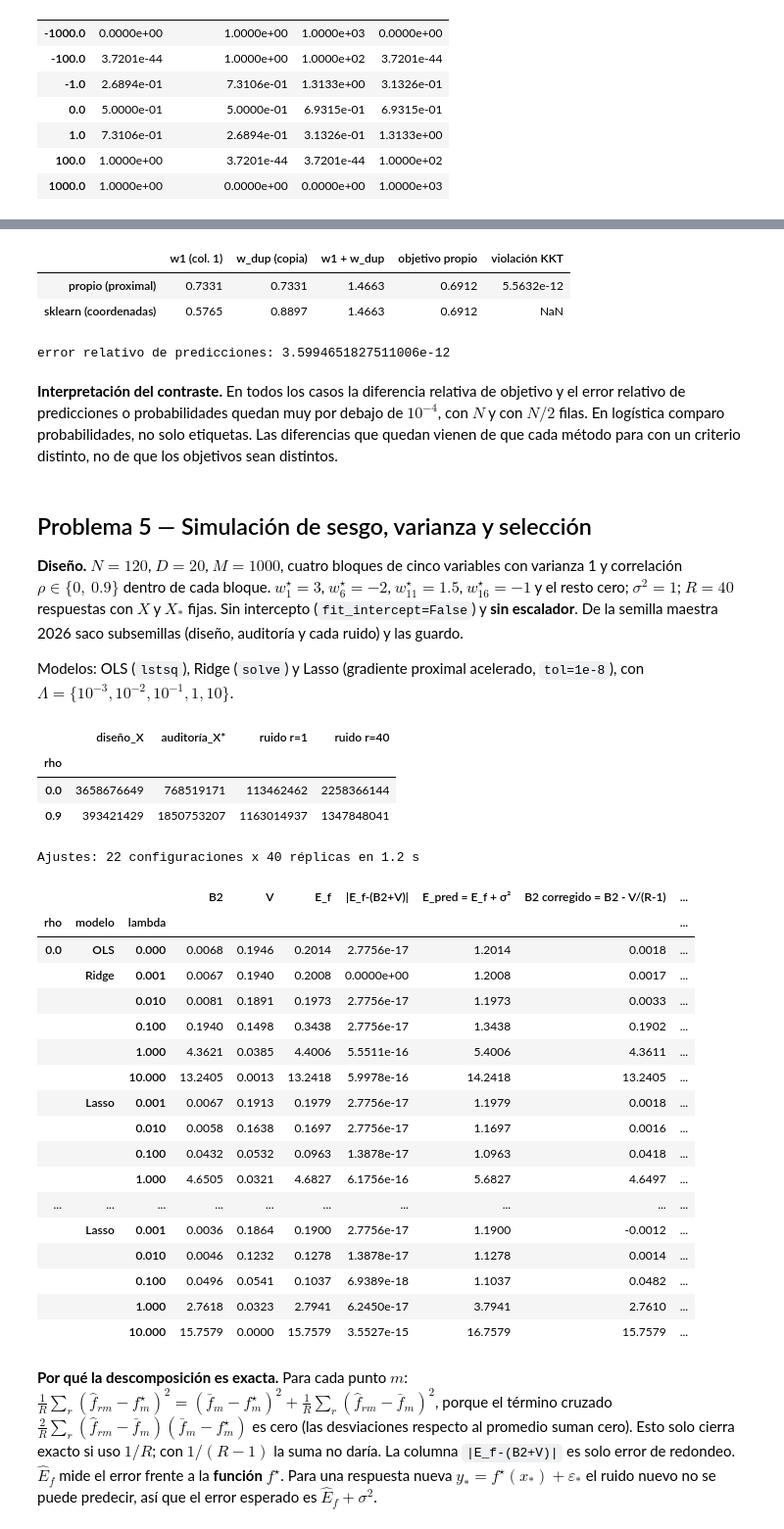
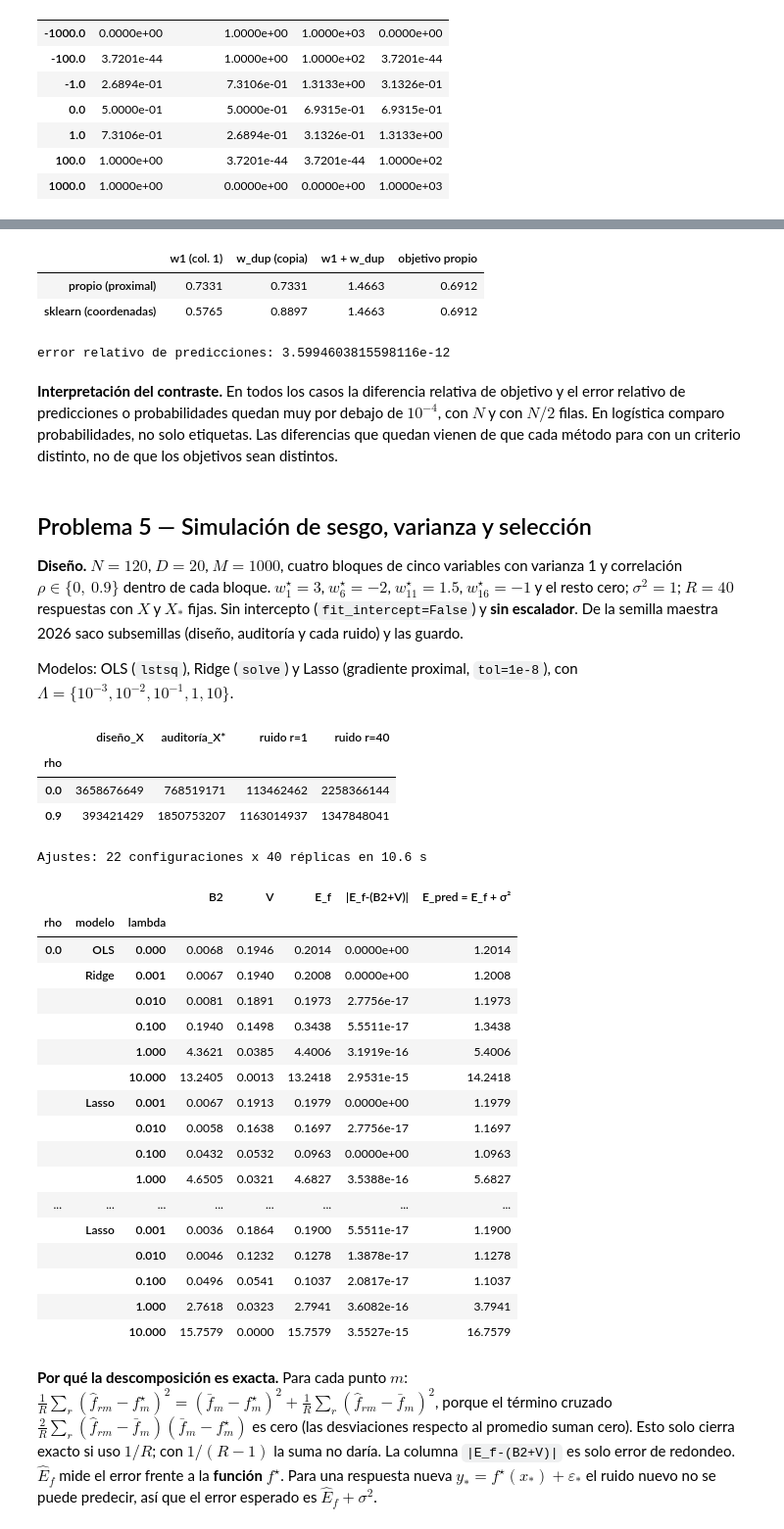
Before and after one commit to Simpplay/Taller_1_Aprendizaje_Automatico, a Jupyter notebook: 01_implementacion_y_simulacion.ipynb, the cells around one changed output, grey strips where cells are left out. Shown at 98% size. Drawn from its saved outputs; the diff is of its cells as text; code cells hidden in the pictures.

```diff
--- a/01_implementacion_y_simulacion.ipynb
+++ b/01_implementacion_y_simulacion.ipynb
@@ -82,18 +82,15 @@ y_clf = (rng.random(N_CLF) < sigmoid(-0.7 + X_clf_raw @ w_clf)).astype(float)
 X_clf = StandardScaler().fit_transform(X_clf_raw)
 
 corridas = {
-    "Lineal GD + L2 (λ2=0.1)": (LinearRegressionGD(lam2=0.1, tol=1e-10), X_reg, y_reg),
-    "Lineal GD + L2 acelerado": (LinearRegressionGD(lam2=0.1, tol=1e-10, accelerate=True), X_reg, y_reg),
+    "Ridge por GD (λ2=0.1)": (LinearRegressionGD(lam2=0.1, tol=1e-10), X_reg, y_reg),
     "Lasso proximal (λ1=0.05)": (LassoRegression(lam1=0.05, tol=1e-10), X_reg, y_reg),
-    "Lasso proximal acelerado": (LassoRegression(lam1=0.05, tol=1e-10, accelerate=True), X_reg, y_reg),
     "Logística GD + L2 (λ2=0.01)": (LogisticRegressionGD(lam2=0.01, tol=1e-10), X_clf, y_clf),
-    "Logística GD + L2 acelerada": (LogisticRegressionGD(lam2=0.01, tol=1e-10, accelerate=True), X_clf, y_clf),
 }
 registro = []
 for nombre in corridas:
     m, X, y = corridas[nombre]
     m.fit(X, y)
-    registro.append({"modelo": nombre, "eta": m.eta_, "L": m.lipschitz_, "iteraciones": m.n_iter_,
+    registro.append({"modelo": nombre, "eta": m.eta_, "iteraciones": m.n_iter_,
                      "motivo": m.termination_, "objetivo final": m.history_[-1, 1],
                      "norma de parada final": m.history_[-1, 2]})
 registro = pd.DataFrame(registro).set_index("modelo")
@@ -102,18 +99,14 @@ display(registro)
 # figura: tres paneles (Ridge por GD, Lasso, logística)
 F_ridge = RidgeRegression(0.1).fit(X_reg, y_reg).objective(X_reg, y_reg)
 nombres = list(corridas)
-paneles = [(nombres[0:2], F_ridge, "Ridge por GD vs. mínimo cerrado"),
-           (nombres[2:4], None, "Lasso proximal"),
-           (nombres[4:6], None, "Logística L2")]
+referencias = [F_ridge, None, None]
 fig, axes = plt.subplots(1, 3, figsize=(14, 3.6))
-for ax, (claves, F_ref, titulo) in zip(axes, paneles):
+for ax, nombre, F_ref in zip(axes, nombres, referencias):
+    h = corridas[nombre][0].history_
     if F_ref is None:
-        F_ref = min(corridas[k][0].history_[:, 1].min() for k in claves)
-    for k in claves:
-        h = corridas[k][0].history_
-        ax.semilogy(h[:, 0], np.maximum(h[:, 1] - F_ref, 1e-16), label=k)
-    ax.set(xlabel="iteración", ylabel=r"$F(\theta_k)-F^\star$", title=titulo)
-    ax.legend(fontsize=8)
+        F_ref = h[:, 1].min()
+    ax.semilogy(h[:, 0], np.maximum(h[:, 1] - F_ref, 1e-16))
+    ax.set(xlabel="iteración", ylabel=r"$F(\theta_k)-F^\star$", title=nombre)
 plt.tight_layout()
 plt.savefig(RES / "p4_convergencia.png", bbox_inches="tight")
 plt.show()
@@ -506,17 +477,16 @@ tabla_dup = pd.DataFrame({
     "w1 (col. 1)": [prop.coef_[0], skd.coef_[0]],
     "w_dup (copia)": [prop.coef_[-1], skd.coef_[-1]],
     "w1 + w_dup": [prop.coef_[0] + prop.coef_[-1], skd.coef_[0] + skd.coef_[-1]],
-    "objetivo propio": [prop.objective(Xd, y_reg), prop.objective(Xd, y_reg, theta_sk)],
-    "violación KKT": [lasso_kkt_violation(prop, Xd, y_reg), np.nan]},
+    "objetivo propio": [prop.objective(Xd, y_reg), prop.objective(Xd, y_reg, theta_sk)]},
     index=["propio (proximal)", "sklearn (coordenadas)"])
 display(tabla_dup)
 print("error relativo de predicciones:",
       np.linalg.norm(prop.predict(Xd) - skd.predict(Xd)) / np.linalg.norm(skd.predict(Xd)))
 # %% [output]
-|  | w1 (col. 1) | w_dup (copia) | w1 + w_dup | objetivo propio | violación KKT |
-| propio (proximal) | 0.7331 | 0.7331 | 1.4663 | 0.6912 | 5.5632e-12 |
-| sklearn (coordenadas) | 0.5765 | 0.8897 | 1.4663 | 0.6912 | NaN |
+|  | w1 (col. 1) | w_dup (copia) | w1 + w_dup | objetivo propio |
+| propio (proximal) | 0.7331 | 0.7331 | 1.4663 | 0.6912 |
+| sklearn (coordenadas) | 0.5765 | 0.8897 | 1.4663 | 0.6912 |
-error relativo de predicciones: 3.5994651827511006e-12
+error relativo de predicciones: 3.5994603815598116e-12
 # %% [markdown]
 **Interpretación del contraste.** En todos los casos la diferencia relativa de objetivo y el error relativo de
 predicciones o probabilidades quedan muy por debajo de $10^{-4}$, con $N$ y con $N/2$ filas. En logística comparo
@@ -530,7 +500,7 @@ $\rho\in\{0,\ 0.9\}$ dentro de cada bloque. $w^\star_1=3$, $w^\star_6=-2$, $w^\s
 y el resto cero; $\sigma^2=1$; $R=40$ respuestas con $X$ y $X_*$ fijas. Sin intercepto (`fit_intercept=False`)
 y **sin escalador**. De la semilla maestra 2026 saco subsemillas (diseño, auditoría y cada ruido) y las guardo.
 
-Modelos: OLS (`lstsq`), Ridge (`solve`) y Lasso (gradiente proximal acelerado, `tol=1e-8`), con
+Modelos: OLS (`lstsq`), Ridge (`solve`) y Lasso (gradiente proximal, `tol=1e-8`), con
 $\Lambda=\{10^{-3},10^{-2},10^{-1},1,10\}$.
 # %%
 N, D, M, R, SIGMA = 120, 20, 1000, 40, 1.0
@@ -585,56 +555,54 @@ def ajustar(modelo, lam, X, y):
     elif modelo == "Ridge":
         m = RidgeRegression(lam2=lam, fit_intercept=False)
     else:
-        m = LassoRegression(lam1=lam, fit_intercept=False, accelerate=True, tol=1e-8, max_iter=200_000)
+        m = LassoRegression(lam1=lam, fit_intercept=False, tol=1e-8, max_iter=200_000)
     with warnings.catch_warnings():
         warnings.simplefilter("error", RuntimeWarning)   # si no converge, que salga un error
         return m.fit(X, y)
 
 
 sim = []
 coefs = {}
 t_sim = time.time()
 for rho in RHOS:
     X, Xs, Y = generar_escenario(rho)
     f_star = Xs @ w_star                                   # función verdadera en X*
     for modelo, lams in [("OLS", [0.0]), ("Ridge", LAMBDAS), ("Lasso", LAMBDAS)]:
         for lam in lams:
             W = np.stack([ajustar(modelo, lam, X, Y[r]).coef_ for r in range(R)])   # R x D
             F = W @ Xs.T                                     # predicciones R x M
             fbar = F.mean(0)                                 # promedio sobre réplicas
             B2 = np.mean((fbar - f_star) ** 2)
             V = np.mean(np.mean((F - fbar) ** 2, axis=0))    # con 1/R
             Ef = np.mean((F - f_star) ** 2)
             coefs[(rho, modelo, lam)] = W
             sim.append({"rho": rho, "modelo": modelo, "lambda": lam, "B2": B2, "V": V, "E_f": Ef,
-                        "|E_f-(B2+V)|": abs(Ef - B2 - V), "E_pred = E_f + σ²": Ef + SIGMA ** 2,
-                        "B2 corregido = B2 - V/(R-1)": B2 - V / (R - 1),
-                        "||w̄-w*||²": np.sum((W.mean(0) - w_star) ** 2)})
+                        "|E_f-(B2+V)|": abs(Ef - B2 - V), "E_pred = E_f + σ²": Ef + SIGMA ** 2})
 sim = pd.DataFrame(sim)
 sim.to_csv(RES / "p5_sesgo_varianza.csv", index=False)
 print(f"Ajustes: {len(sim)} configuraciones x {R} réplicas en {time.time() - t_sim:.1f} s")
 assert sim["|E_f-(B2+V)|"].max() < 1e-10
 display(sim.set_index(["rho", "modelo", "lambda"]))
 # %% [output]
-Ajustes: 22 configuraciones x 40 réplicas en 1.2 s
+Ajustes: 22 configuraciones x 40 réplicas en 10.6 s
-|  |  |  | B2 | V | E_f | |E_f-(B2+V)| | E_pred = E_f + σ² | B2 corregido = B2 - V/(R-1) | ... |
-| rho | modelo | lambda |  |  |  |  |  |  | ... |
-| 0.0 | OLS | 0.000 | 0.0068 | 0.1946 | 0.2014 | 2.7756e-17 | 1.2014 | 0.0018 | ... |
-|  | Ridge | 0.001 | 0.0067 | 0.1940 | 0.2008 | 0.0000e+00 | 1.2008 | 0.0017 | ... |
-|  |  | 0.010 | 0.0081 | 0.1891 | 0.1973 | 2.7756e-17 | 1.1973 | 0.0033 | ... |
-|  |  | 0.100 | 0.1940 | 0.1498 | 0.3438 | 2.7756e-17 | 1.3438 | 0.1902 | ... |
-|  |  | 1.000 | 4.3621 | 0.0385 | 4.4006 | 5.5511e-16 | 5.4006 | 4.3611 | ... |
-|  |  | 10.000 | 13.2405 | 0.0013 | 13.2418 | 5.9978e-16 | 14.2418 | 13.2405 | ... |
-|  | Lasso | 0.001 | 0.0067 | 0.1913 | 0.1979 | 2.7756e-17 | 1.1979 | 0.0018 | ... |
-|  |  | 0.010 | 0.0058 | 0.1638 | 0.1697 | 2.7756e-17 | 1.1697 | 0.0016 | ... |
-|  |  | 0.100 | 0.0432 | 0.0532 | 0.0963 | 1.3878e-17 | 1.0963 | 0.0418 | ... |
-|  |  | 1.000 | 4.6505 | 0.0321 | 4.6827 | 6.1756e-16 | 5.6827 | 4.6497 | ... |
-| ... | ... | ... | ... | ... | ... | ... | ... | ... | ... |
-|  | Lasso | 0.001 | 0.0036 | 0.1864 | 0.1900 | 2.7756e-17 | 1.1900 | -0.0012 | ... |
-|  |  | 0.010 | 0.0046 | 0.1232 | 0.1278 | 1.3878e-17 | 1.1278 | 0.0014 | ... |
-|  |  | 0.100 | 0.0496 | 0.0541 | 0.1037 | 6.9389e-18 | 1.1037 | 0.0482 | ... |
-|  |  | 1.000 | 2.7618 | 0.0323 | 2.7941 | 6.2450e-17 | 3.7941 | 2.7610 | ... |
-|  |  | 10.000 | 15.7579 | 0.0000 | 15.7579 | 3.5527e-15 | 16.7579 | 15.7579 | ... |
+|  |  |  | B2 | V | E_f | |E_f-(B2+V)| | E_pred = E_f + σ² |
+| rho | modelo | lambda |  |  |  |  |  |
+| 0.0 | OLS | 0.000 | 0.0068 | 0.1946 | 0.2014 | 0.0000e+00 | 1.2014 |
+|  | Ridge | 0.001 | 0.0067 | 0.1940 | 0.2008 | 0.0000e+00 | 1.2008 |
+|  |  | 0.010 | 0.0081 | 0.1891 | 0.1973 | 2.7756e-17 | 1.1973 |
+|  |  | 0.100 | 0.1940 | 0.1498 | 0.3438 | 5.5511e-17 | 1.3438 |
+|  |  | 1.000 | 4.3621 | 0.0385 | 4.4006 | 3.1919e-16 | 5.4006 |
+|  |  | 10.000 | 13.2405 | 0.0013 | 13.2418 | 2.9531e-15 | 14.2418 |
+|  | Lasso | 0.001 | 0.0067 | 0.1913 | 0.1979 | 0.0000e+00 | 1.1979 |
+|  |  | 0.010 | 0.0058 | 0.1638 | 0.1697 | 2.7756e-17 | 1.1697 |
+|  |  | 0.100 | 0.0432 | 0.0532 | 0.0963 | 0.0000e+00 | 1.0963 |
+|  |  | 1.000 | 4.6505 | 0.0321 | 4.6827 | 3.5388e-16 | 5.6827 |
+| ... | ... | ... | ... | ... | ... | ... | ... |
+|  | Lasso | 0.001 | 0.0036 | 0.1864 | 0.1900 | 5.5511e-17 | 1.1900 |
+|  |  | 0.010 | 0.0046 | 0.1232 | 0.1278 | 1.3878e-17 | 1.1278 |
+|  |  | 0.100 | 0.0496 | 0.0541 | 0.1037 | 2.0817e-17 | 1.1037 |
+|  |  | 1.000 | 2.7618 | 0.0323 | 2.7941 | 3.6082e-16 | 3.7941 |
+|  |  | 10.000 | 15.7579 | 0.0000 | 15.7579 | 3.5527e-15 | 16.7579 |
 # %% [markdown]
 **Por qué la descomposición es exacta.** Para cada punto $m$:
 $\frac1R\sum_r(\hat f_{rm}-f^\star_m)^2=(\bar f_m-f^\star_m)^2+\frac1R\sum_r(\hat f_{rm}-\bar f_m)^2$,
```
Also changed, not shown: parts of 21 cells of this notebook, 40 other files.
